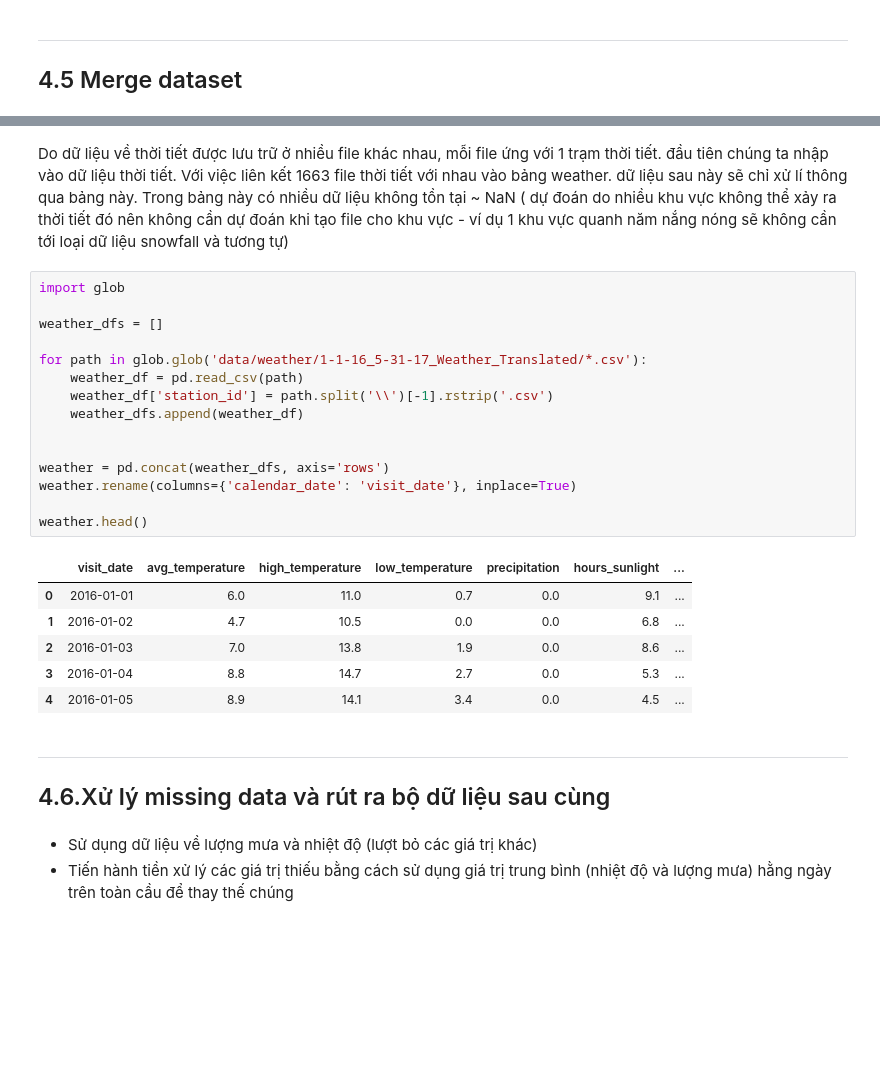
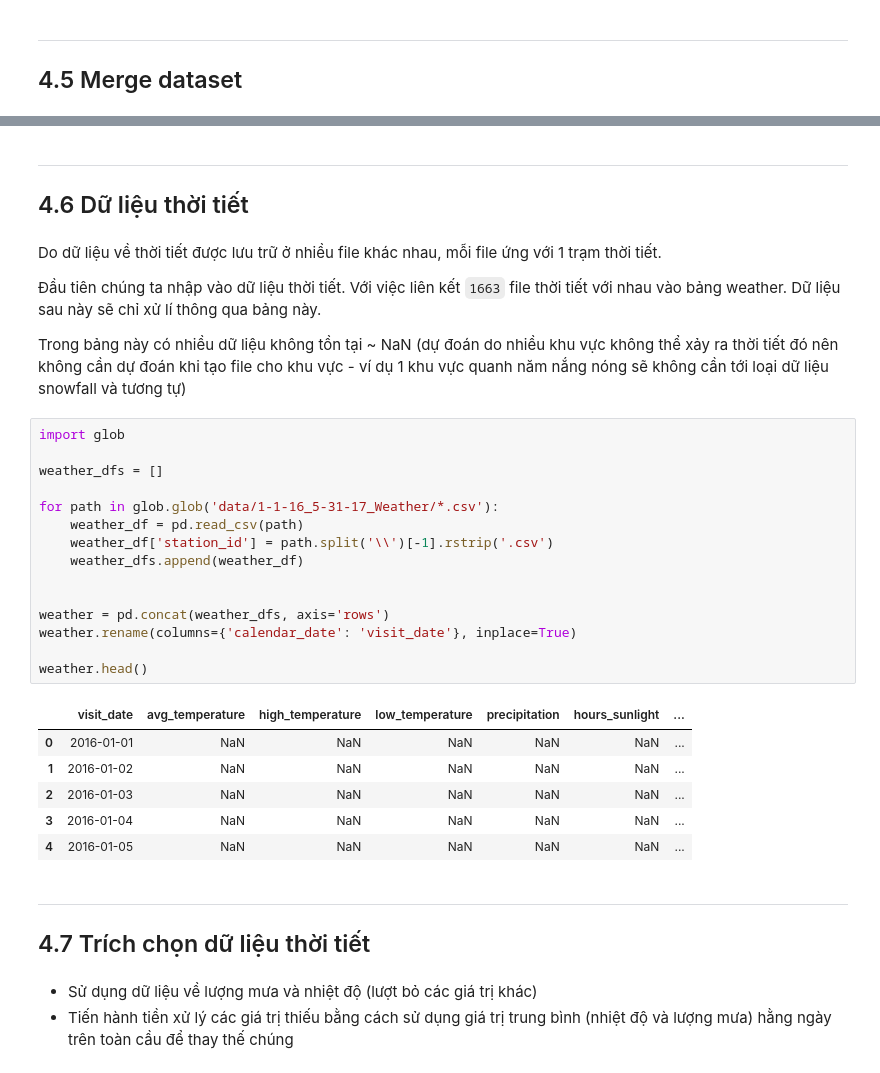
Before and after one commit to pdthuc/Project-Applied_Data_Science, a Jupyter notebook: Group12_Notebook.ipynb, the cells around one changed output, grey strips where cells are left out. Saved outputs shown, nothing was run; the diff lists cells and outputs as text; blank space fills up the shorter version.

```diff
--- a/Group12_Notebook.ipynb
+++ b/Group12_Notebook.ipynb
@@ -200,35 +206,41 @@ data.head()
 | 2 | air_00a91d42b08b08d9 | 2016-07-03 | 0.0 | True | False | NaN | Sunday | 0 | ... |
 | 3 | air_00a91d42b08b08d9 | 2016-07-04 | 20.0 | False | False | NaN | Monday | 0 | ... |
 | 4 | air_00a91d42b08b08d9 | 2016-07-05 | 25.0 | False | False | NaN | Tuesday | 0 | ... |
+# %% [markdown]
+---
+## 4.6 Dữ liệu thời tiết
 # %% [markdown]
-Do dữ liệu về thời tiết được lưu trữ ở nhiều file khác nhau, mỗi file ứng với 1 trạm thời tiết. đầu tiên chúng ta nhập vào dữ liệu thời tiết.
-Với việc liên kết 1663 file thời tiết với nhau vào bảng weather. dữ liệu sau này sẽ chỉ xử lí thông qua bảng này.
-Trong bảng này có nhiều dữ liệu không tồn tại ~ NaN ( dự đoán do nhiều khu vực không thể xảy ra thời tiết đó nên không cần dự đoán khi tạo file cho khu vực - ví dụ 1 khu vực quanh năm nắng nóng sẽ không cần tới loại dữ liệu snowfall và tương tự)
+Do dữ liệu về thời tiết được lưu trữ ở nhiều file khác nhau, mỗi file ứng với 1 trạm thời tiết.
+
+Đầu tiên chúng ta nhập vào dữ liệu thời tiết.
+Với việc liên kết `1663` file thời tiết với nhau vào bảng weather. Dữ liệu sau này sẽ chỉ xử lí thông qua bảng này.
+
+Trong bảng này có nhiều dữ liệu không tồn tại ~ NaN (dự đoán do nhiều khu vực không thể xảy ra thời tiết đó nên không cần dự đoán khi tạo file cho khu vực - ví dụ 1 khu vực quanh năm nắng nóng sẽ không cần tới loại dữ liệu snowfall và tương tự)
 # %%
 import glob
 
 weather_dfs = []
 
-for path in glob.glob('data/weather/1-1-16_5-31-17_Weather_Translated/*.csv'):
+for path in glob.glob('data/1-1-16_5-31-17_Weather/*.csv'):
     weather_df = pd.read_csv(path)
     weather_df['station_id'] = path.split('\\')[-1].rstrip('.csv')
     weather_dfs.append(weather_df)
 
 
 weather = pd.concat(weather_dfs, axis='rows')
 weather.rename(columns={'calendar_date': 'visit_date'}, inplace=True)
 
 weather.head()
 # %% [output]
 |  | visit_date | avg_temperature | high_temperature | low_temperature | precipitation | hours_sunlight | ... |
-| 0 | 2016-01-01 | 6.0 | 11.0 | 0.7 | 0.0 | 9.1 | ... |
-| 1 | 2016-01-02 | 4.7 | 10.5 | 0.0 | 0.0 | 6.8 | ... |
-| 2 | 2016-01-03 | 7.0 | 13.8 | 1.9 | 0.0 | 8.6 | ... |
-| 3 | 2016-01-04 | 8.8 | 14.7 | 2.7 | 0.0 | 5.3 | ... |
-| 4 | 2016-01-05 | 8.9 | 14.1 | 3.4 | 0.0 | 4.5 | ... |
+| 0 | 2016-01-01 | NaN | NaN | NaN | NaN | NaN | ... |
+| 1 | 2016-01-02 | NaN | NaN | NaN | NaN | NaN | ... |
+| 2 | 2016-01-03 | NaN | NaN | NaN | NaN | NaN | ... |
+| 3 | 2016-01-04 | NaN | NaN | NaN | NaN | NaN | ... |
+| 4 | 2016-01-05 | NaN | NaN | NaN | NaN | NaN | ... |
-# %% [markdown]
----
-## 4.6.Xử lý missing data và rút ra bộ dữ liệu sau cùng
+# %% [markdown]
+---
+## 4.7 Trích chọn dữ liệu thời tiết
 # %% [markdown]
 - Sử dụng dữ liệu về lượng mưa và nhiệt độ (lượt bỏ các giá trị khác)
 - Tiến hành tiền xử lý các giá trị thiếu bằng cách sử dụng giá trị trung bình (nhiệt độ và lượng mưa) hằng ngày trên toàn cầu để thay thế chúng
```
Also changed, not shown: parts of 24 cells of this notebook.
